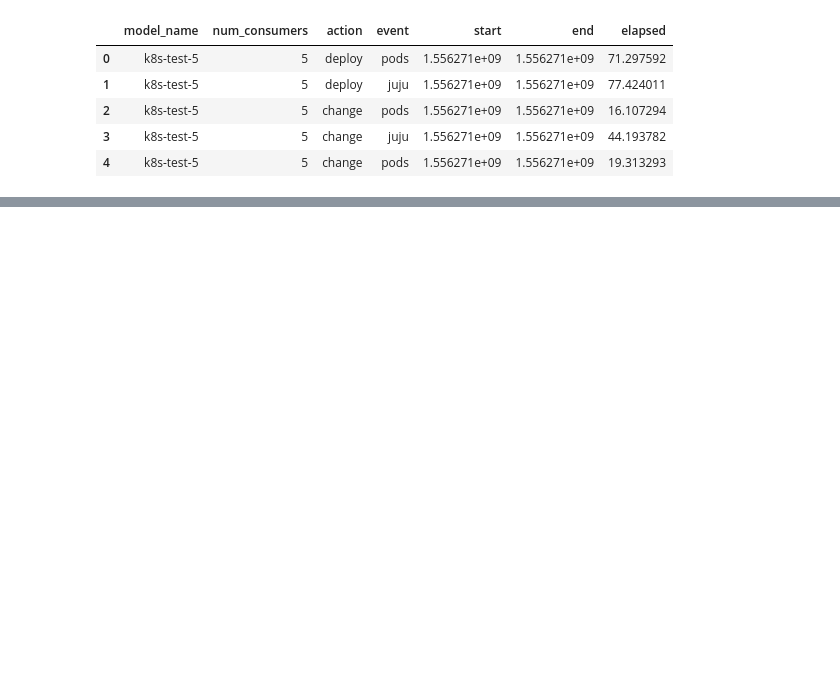
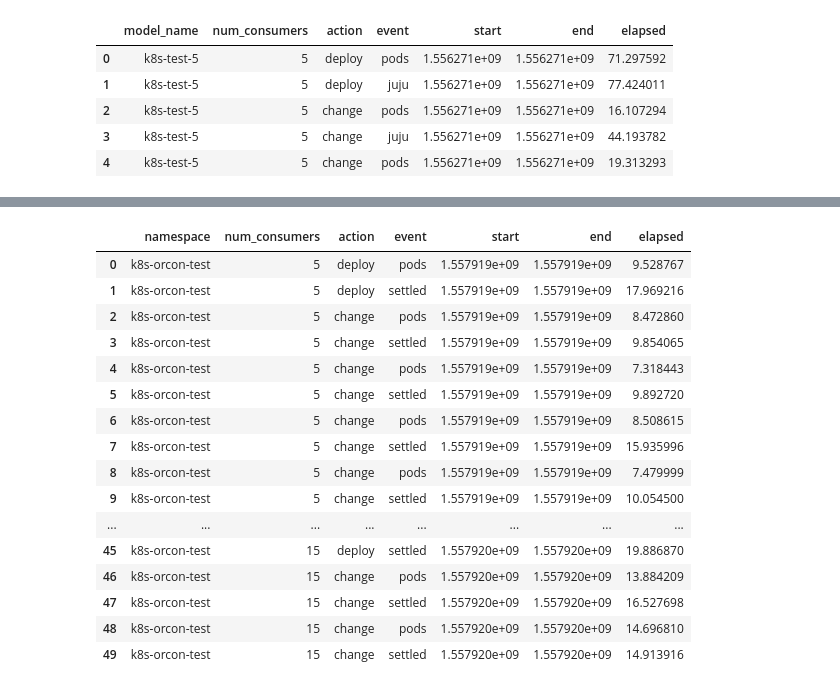
Before and after one commit to IBCNServices/kubernetes-relationships-results, a Jupyter notebook: base-url-change-propagation.ipynb, the cells around one changed output, grey strips where cells are left out. Drawn from its saved outputs; the diff is of its cells as text; code cells hidden in the pictures; blank space fills up the shorter version.

```diff
--- a/base-url-change-propagation.ipynb
+++ b/base-url-change-propagation.ipynb
@@ -37,2 +50,31 @@ k8s_data.head()
+# %%
+import pandas
+orcon_data = pandas.read_csv(
+    BASEDIR + '/orcon/benchmark.csv',
+    sep=";",
+    comment="#"
+)
+
+
+# orcon_data[orcon_data["num_consumers"] == 20].head(n=20)
+orcon_data.head(50)
+# %% [output]
+|  | namespace | num_consumers | action | event | start | end | elapsed |
+| 0 | k8s-orcon-test | 5 | deploy | pods | 1.557919e+09 | 1.557919e+09 | 9.528767 |
+| 1 | k8s-orcon-test | 5 | deploy | settled | 1.557919e+09 | 1.557919e+09 | 17.969216 |
+| 2 | k8s-orcon-test | 5 | change | pods | 1.557919e+09 | 1.557919e+09 | 8.472860 |
+| 3 | k8s-orcon-test | 5 | change | settled | 1.557919e+09 | 1.557919e+09 | 9.854065 |
+| 4 | k8s-orcon-test | 5 | change | pods | 1.557919e+09 | 1.557919e+09 | 7.318443 |
+| 5 | k8s-orcon-test | 5 | change | settled | 1.557919e+09 | 1.557919e+09 | 9.892720 |
+| 6 | k8s-orcon-test | 5 | change | pods | 1.557919e+09 | 1.557919e+09 | 8.508615 |
+| 7 | k8s-orcon-test | 5 | change | settled | 1.557919e+09 | 1.557919e+09 | 15.935996 |
+| 8 | k8s-orcon-test | 5 | change | pods | 1.557919e+09 | 1.557919e+09 | 7.479999 |
+| 9 | k8s-orcon-test | 5 | change | settled | 1.557919e+09 | 1.557919e+09 | 10.054500 |
+| ... | ... | ... | ... | ... | ... | ... | ... |
+| 45 | k8s-orcon-test | 15 | deploy | settled | 1.557920e+09 | 1.557920e+09 | 19.886870 |
+| 46 | k8s-orcon-test | 15 | change | pods | 1.557920e+09 | 1.557920e+09 | 13.884209 |
+| 47 | k8s-orcon-test | 15 | change | settled | 1.557920e+09 | 1.557920e+09 | 16.527698 |
+| 48 | k8s-orcon-test | 15 | change | pods | 1.557920e+09 | 1.557920e+09 | 14.696810 |
+| 49 | k8s-orcon-test | 15 | change | settled | 1.557920e+09 | 1.557920e+09 | 14.913916 |
 # %%
 import pandas
```
Also changed, not shown: parts of 7 cells of this notebook, 34 other files.
